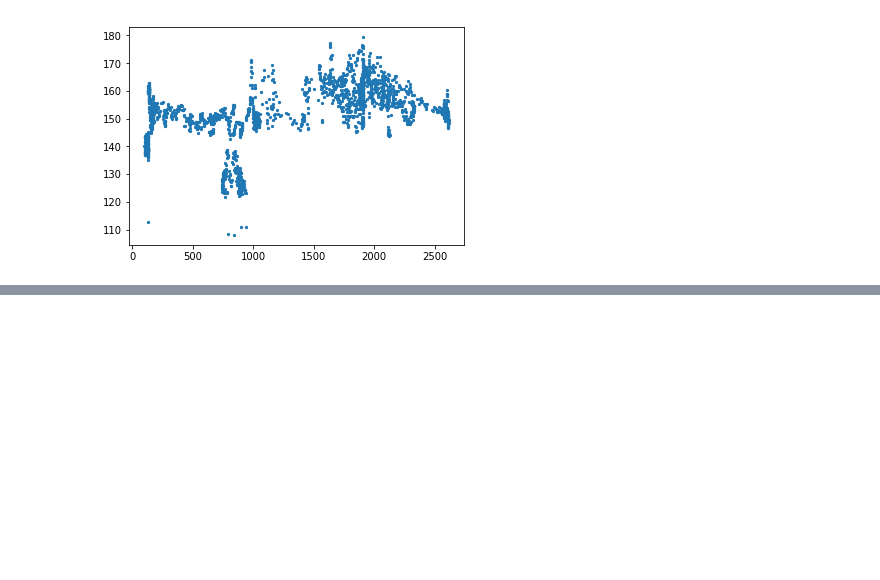
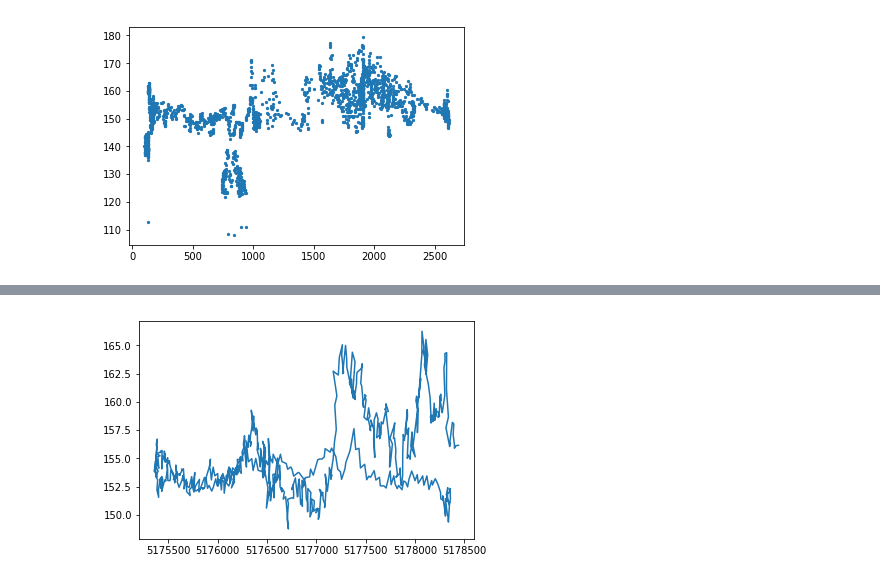
Before and after one commit to efreneau/Machine-Learning-On-Seismic-Streamer-Data, a Jupyter notebook: Power Plot.ipynb, the cells around one changed output, grey strips where cells are left out. Saved outputs shown, nothing was run; the diff lists cells and outputs as text; code cells hidden in the pictures; blank space fills up the shorter version.

```diff
--- a/Power Plot.ipynb
+++ b/Power Plot.ipynb
@@ -58,0 +80,12 @@ p.show()
+# %%
+#SEL vs Range
+ranges = np.transpose(data[:,200,2])
+
+p.plot(ranges[0:635],ys[0:635])
+p.plot(ranges[230*635:231*635],ys[230*635:231*635])
+p.plot(ranges[460*635:461*635],ys[460*635:461*635])
+p.plot(ranges[690*635:691*635],ys[690*635:691*635])
+
+p.show()
+# %% [output]
+[figure, added]
```
Also changed, not shown: parts of 5 cells of this notebook.
